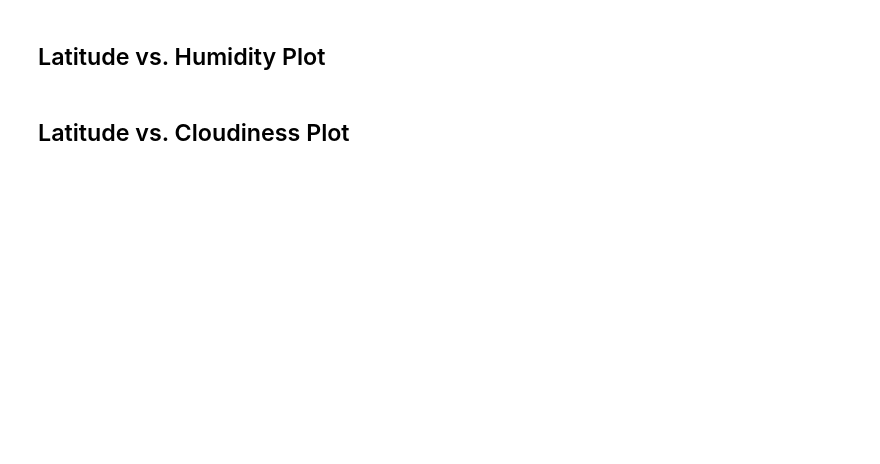
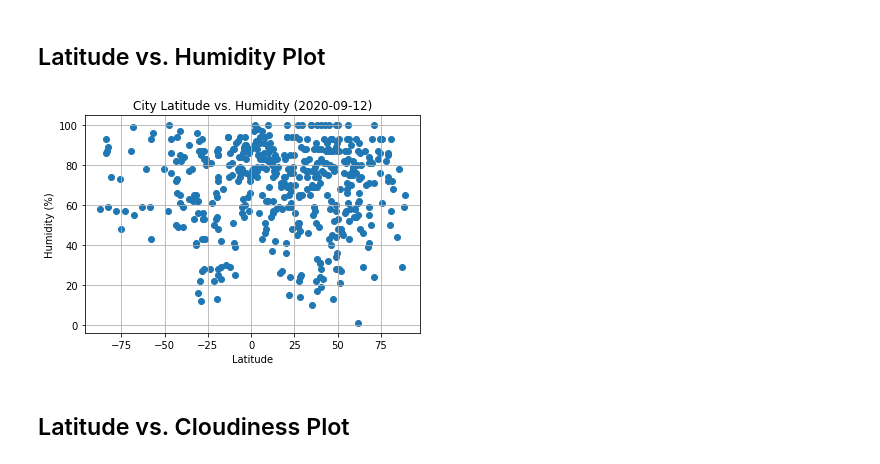
Before and after one commit to gpivaro/6-Python_APIs_Homework, a Jupyter notebook: WeatherPy/WeatherPy.ipynb, the cells around one changed output. Saved outputs shown, nothing was run; the diff lists cells and outputs as text; code cells hidden in the pictures; blank space fills up the shorter version.

```diff
--- a/WeatherPy/WeatherPy.ipynb
+++ b/WeatherPy/WeatherPy.ipynb
@@ -192,4 +271,15 @@ clean_city_data
 # %% [markdown]
 ## Latitude vs. Humidity Plot
+# %%
+# Plot Latitude vs. Humidity
+plt.scatter(x=clean_city_data['Lat'], y=cities_df['Humidity'])
+plt.grid(True)
+plt.title('distribution of cities random generated'.title())
+plt.xlabel('Latitude')
+plt.ylabel('Humidity (%)')
+plt.title(f"City Latitude vs. Humidity ({str(date_rec[1])[:-9]})");
+plt.savefig('data/Fig_2_Lat_vs_Hum.png')
+# %% [output]
+[figure, added]
 # %% [markdown]
 ## Latitude vs. Cloudiness Plot
```
Also changed, not shown: parts of 14 cells of this notebook, 6 other files.
